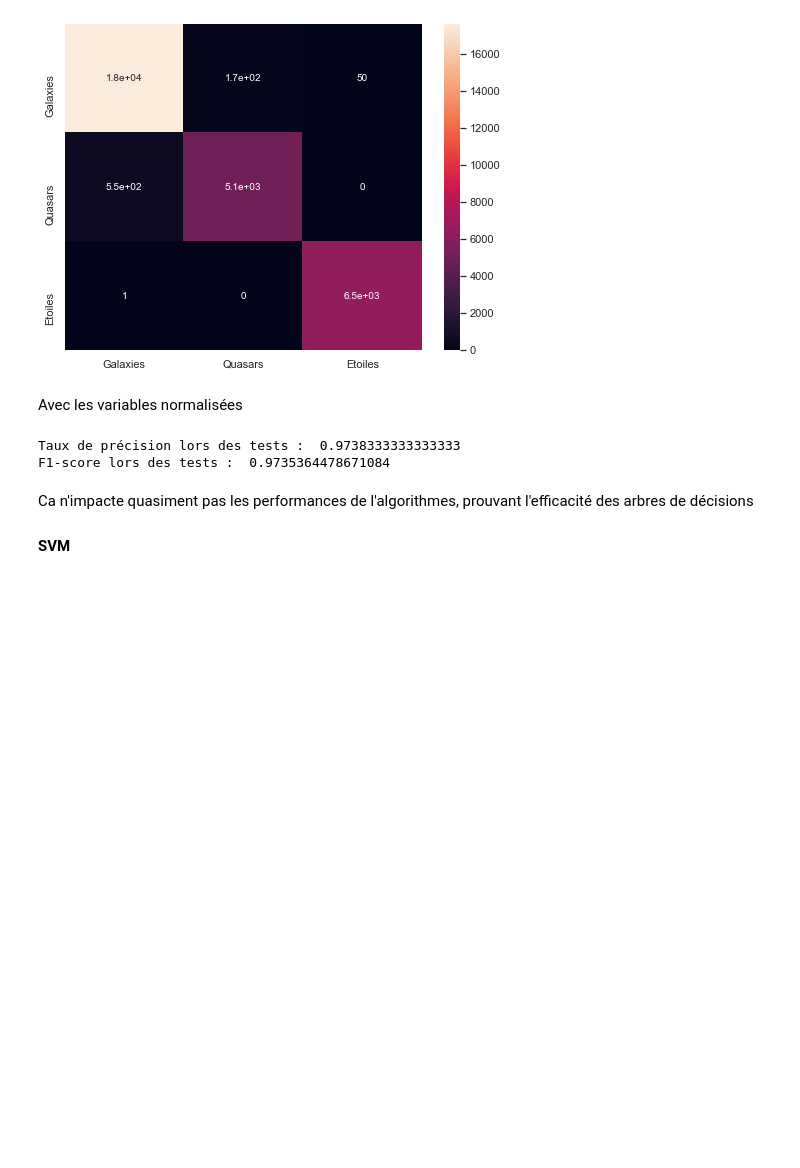
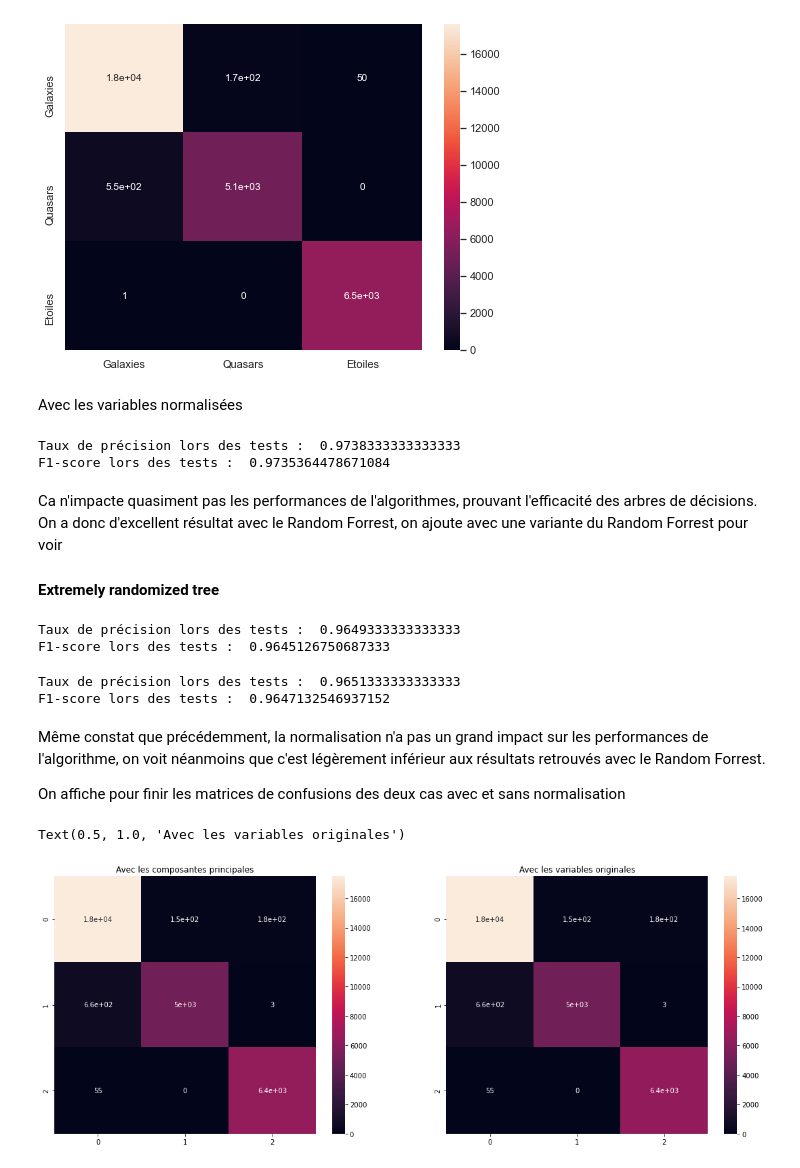
Before and after one commit to MohamedNennouche/stellar-classification, a Jupyter notebook: notebook-stellar.ipynb, the cells around one changed output. Cells and saved outputs as stored; diff of their text form; code cells hidden in the pictures; blank space fills up the shorter version.

Commit message:
Finalisation du projet, excellents résultats retrouvés avec les algorithmes basés sur des arbres de décision avec environ 97% de précision. Finalisation aussi du README

```diff
--- a/notebook-stellar.ipynb
+++ b/notebook-stellar.ipynb
@@ -463,15 +463,37 @@ print("F1-score lors des tests : ",metrics.f1_score(etiq_test, yforrest_scaled,
 Taux de précision lors des tests :  0.9738333333333333
 F1-score lors des tests :  0.9735364478671084
 # %% [markdown]
-Ca n'impacte quasiment pas les performances de l'algorithmes, prouvant l'efficacité des arbres de décisions
-#### SVM
+Ca n'impacte quasiment pas les performances de l'algorithmes, prouvant l'efficacité des arbres de décisions. On a donc d'excellent résultat avec le Random Forrest, on ajoute avec une variante du Random Forrest pour voir
+#### Extremely randomized tree
-# %%
-parameters = {'degree':np.arange(1,20,1)}
-svm=SVC(gamma='scale', class_weight='balanced')
-clf = GridSearchCV(svm, parameters)
-clf.fit(fv_train,etiq_train)
-svm=SVC(**clf.best_params_)
-svm.fit(fv_train,etiq_train)
-ysvm=svm.predict(fv_test)
-print("Taux de précision SVM lors des tests : ",metrics.accuracy_score(etiq_test, ysvm))
-print("F1-score SVM lors des tests : ",metrics.f1_score(etiq_test, ysvm))
+# %%
+extra = ExtraTreesClassifier(n_estimators=1000, criterion='entropy', max_depth=None, min_samples_split=2, min_samples_leaf=1, min_weight_fraction_leaf=0.0, max_features='auto', max_leaf_nodes=None, min_impurity_decrease=0.0, bootstrap=False, oob_score=False, n_jobs=None, random_state=0, verbose=0, warm_start=False, class_weight='balanced', ccp_alpha=0.0, max_samples=None).fit(fv_train,etiq_train)
+yextra = extra.predict(fv_test)
+print("Taux de précision lors des tests : ",metrics.accuracy_score(etiq_test, yextra))
+print("F1-score lors des tests : ",metrics.f1_score(etiq_test, yextra, average = "weighted"))
+# %% [output]
+Taux de précision lors des tests :  0.9649333333333333
+F1-score lors des tests :  0.9645126750687333
+# %%
+extra_scaled = ExtraTreesClassifier(n_estimators=1000, criterion='entropy', max_depth=None, min_samples_split=2, min_samples_leaf=1, min_weight_fraction_leaf=0.0, max_features='auto', max_leaf_nodes=None, min_impurity_decrease=0.0, bootstrap=False, oob_score=False, n_jobs=None, random_state=0, verbose=0, warm_start=False, class_weight='balanced', ccp_alpha=0.0, max_samples=None).fit(fv_train_scaled,etiq_train)
+yextra_scaled = extra_scaled.predict(fv_test_scaled)
+print("Taux de précision lors des tests : ",metrics.accuracy_score(etiq_test, yextra_scaled))
+print("F1-score lors des tests : ",metrics.f1_score(etiq_test, yextra_scaled, average = "weighted"))
+# %% [output]
+Taux de précision lors des tests :  0.9651333333333333
+F1-score lors des tests :  0.9647132546937152
+# %% [markdown]
+Même constat que précédemment, la normalisation n'a pas un grand impact sur les performances de l'algorithme, on voit néanmoins que c'est légèrement inférieur aux résultats retrouvés avec le Random Forrest.
+
+On affiche pour finir les matrices de confusions des deux cas avec et sans normalisation
+# %%
+plt.figure(figsize=(19,7))
+plt.title("Matrices de confusion avec un réseau de neurones multicouches")
+plt.subplot(1,2,1)
+sns.heatmap(metrics.confusion_matrix(etiq_test, yextra), annot=True, annot_kws={"size": 10})
+plt.title("Avec les composantes principales")
+plt.subplot(1,2,2)
+sns.heatmap(metrics.confusion_matrix(etiq_test, yextra_scaled), annot=True, annot_kws={"size": 10})
+plt.title("Avec les variables originales")
+# %% [output]
+Text(0.5, 1.0, 'Avec les variables originales')
+[figure, added]
```
Also changed, not shown: 1 other file.
